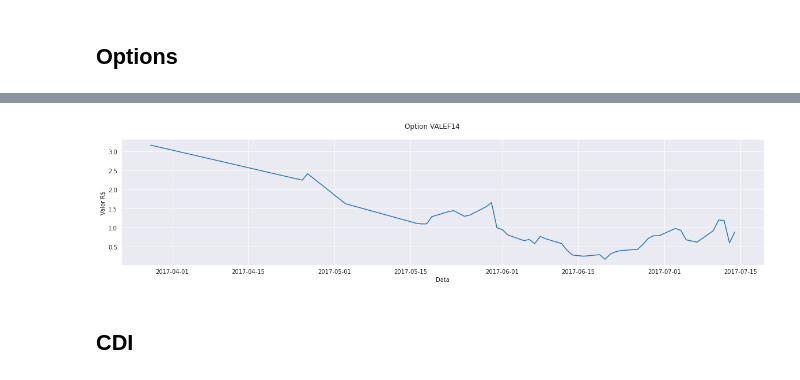
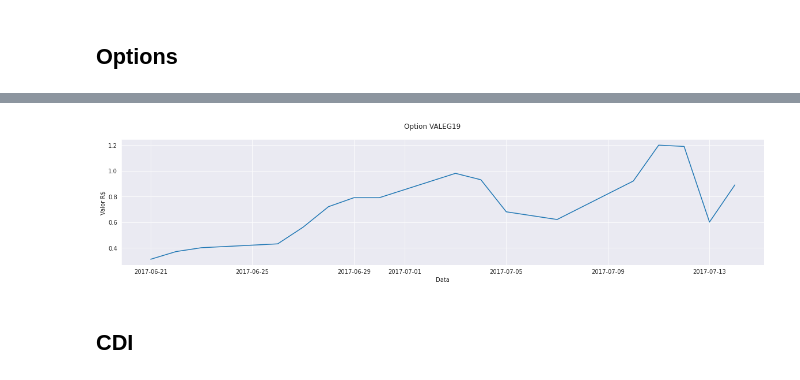
Before and after one commit to fernandofsilva/LSTM_Option_Pricing, a Jupyter notebook: Notebook_Options.ipynb, the cells around one changed output, grey strips where cells are left out. Saved outputs shown, nothing was run; the diff lists cells and outputs as text; code cells hidden in the pictures.

Commit message:
Preprocess data to LSTM Network

```diff
--- a/Notebook_Options.ipynb
+++ b/Notebook_Options.ipynb
@@ -167,0 +181,27 @@ option[option['option'] == 'VALEG19']
+# %%
+option_data = pd.DataFrame()
+
+for index, row in reference.iterrows():
+
+    # Select data according expire date
+    aux = option[option['expire'] == row['end']]
+
+    # Select data within the month
+    aux = aux[row['start']:row['end']]
+
+    # Count the number of day the options were trade
+    count = aux.groupby(by=['option'], as_index=False).agg({'value': 'count'})
+
+    # Select options that were traded every day in the period
+    symbols = count.loc[count['value'] == row['count'], 'option']
+
+    # Filter with just options were traded every day in the period
+    aux = aux[aux['option'].isin(symbols)]
+
+    # Get last 18 days
+    for symbol in aux['option'].unique():
+
+        # Append data of the last 18 days befores expire date
+        option_data = option_data.append(aux[aux['option'] == symbol].iloc[-18:,:])
+
+option_data.head()
@@ -168,13 +216,13 @@ option[option['option'] == 'VALEG19']
 # %%
 # Plot
 fig, ax = plt.subplots(figsize=(20, 4))
 fig.suptitle('Option VALEG19')
-ax.plot(option.loc[(option['option'] == 'VALEG19') & (option['expire'] == '2017-07-17'), 'value'])
+ax.plot(option_data.loc[(option_data['option'] == 'VALEG19') & (option_data['expire'] == '2017-07-17'), 'value'])
 ax.set_ylabel('Valor R$')
 ax.set_xlabel('Data')
 plt.show()
 # %% [output]
-[figure, old version]
+[figure, new version]
 # %% [markdown]
 ## CDI
 # %%
```
Also changed, not shown: parts of 28 cells of this notebook.
